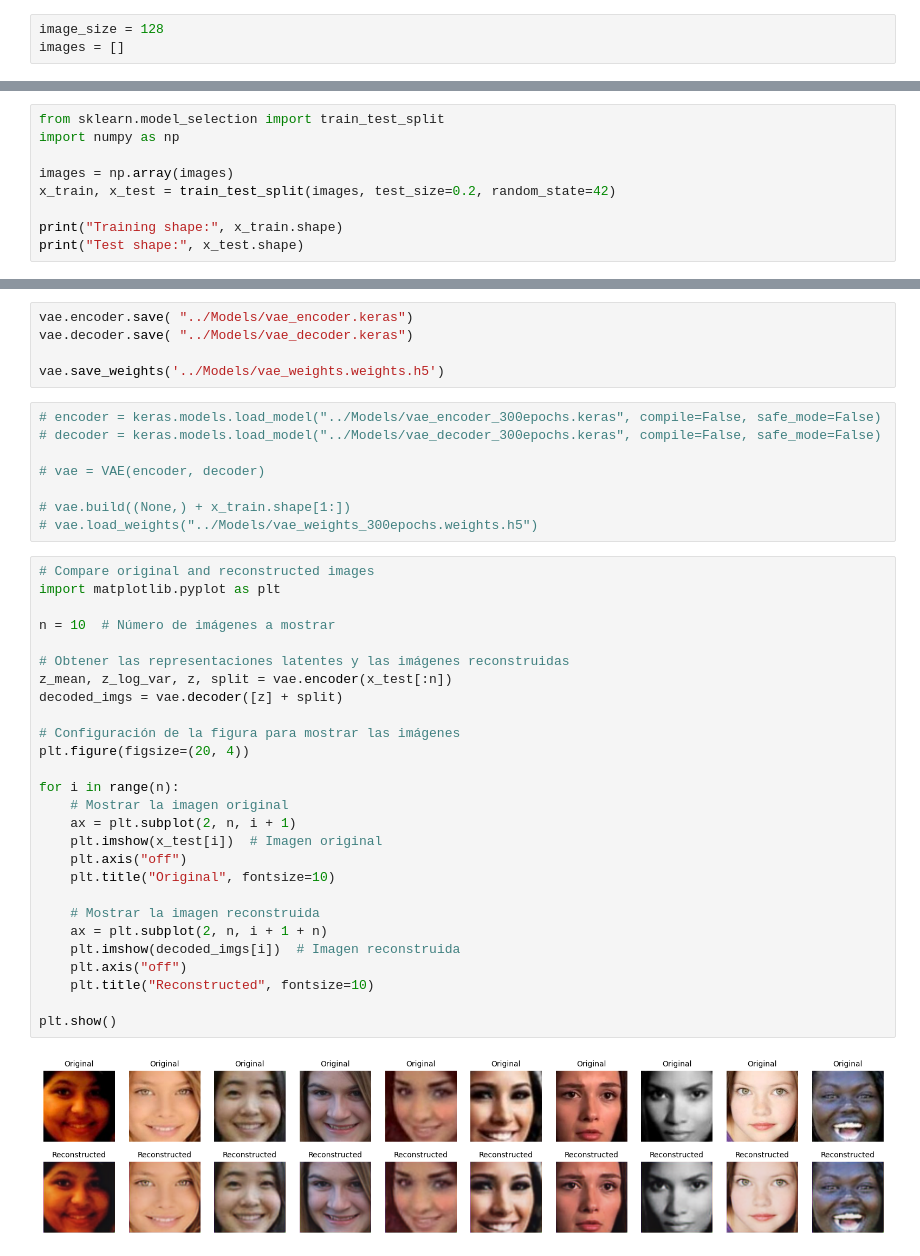
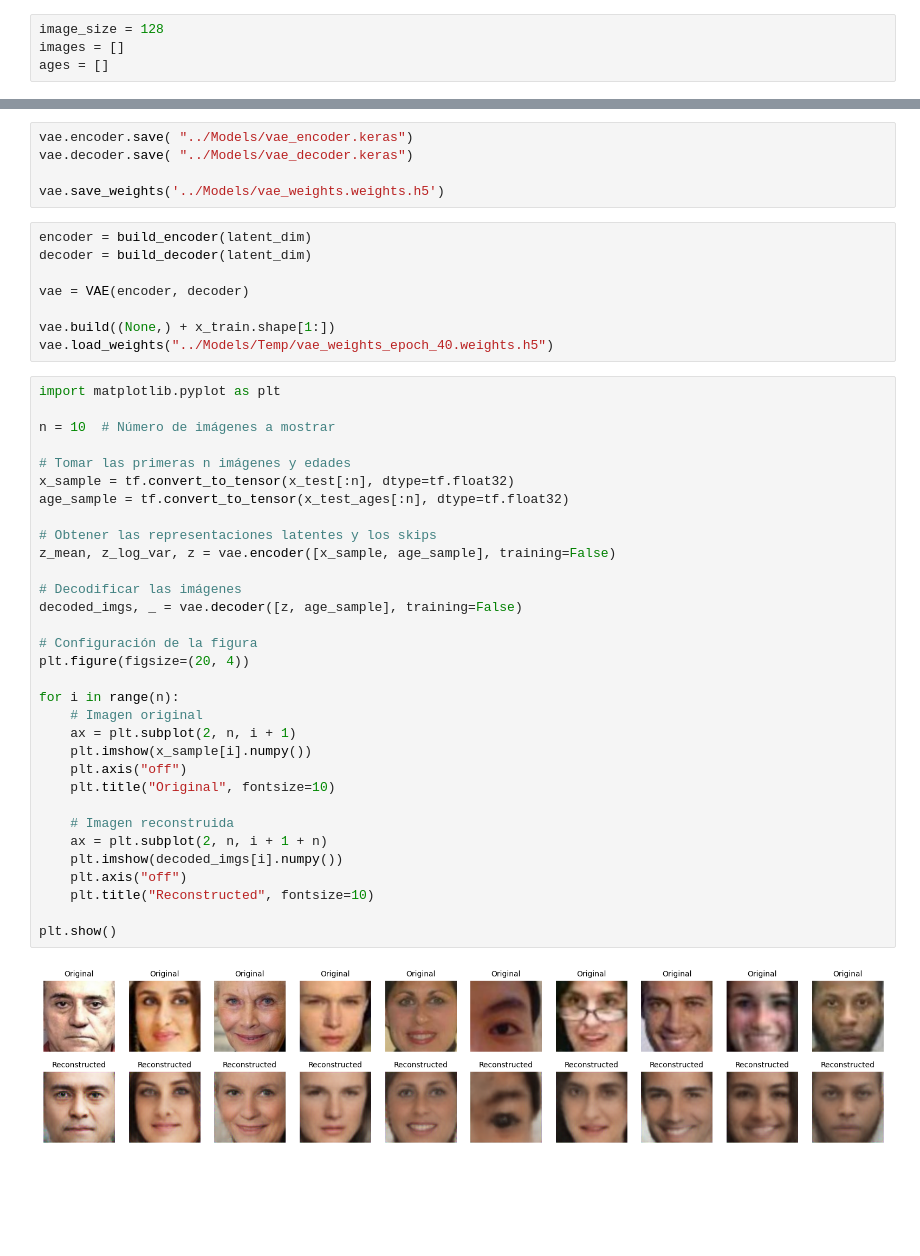
Before and after one commit to jjparrad/face_filters, a Jupyter notebook: src/Notebooks/face_filters.ipynb, the cells around one changed output, grey strips where cells are left out. Drawn from its saved outputs; the diff is of its cells as text; blank space fills up the shorter version.

```diff
--- a/src/Notebooks/face_filters.ipynb
+++ b/src/Notebooks/face_filters.ipynb
@@ -15,6 +33,7 @@ face_classifier = cv2.CascadeClassifier(
 # %%
 image_size = 128
 images = []
+ages = []
 # %%
 def preprocess_image(img_path):
     img = cv2.imread(img_path)
@@ -77,12 +99,3 @@ License: Apache 2.0
 Location: /home/e20240011884/Documents/M2/Image, sécurité et deep learning/face_filters/.venv/lib/python3.10/site-packages
 Requires: absl-py, astunparse, flatbuffers, gast, google_pasta, grpcio, h5py, keras, libclang, ml_dtypes, numpy, opt_einsum, packaging, protobuf, requests, setuptools, six, tensorboard, termcolor, typ ...
 Required-by:
-# %%
-from sklearn.model_selection import train_test_split
-import numpy as np
-
-images = np.array(images)
-x_train, x_test = train_test_split(images, test_size=0.2, random_state=42)
-
-print("Training shape:", x_train.shape)
-print("Test shape:", x_test.shape)
@@ -396,42 +431,47 @@ vae.decoder.save( "../Models/vae_decoder.keras")
 
 vae.save_weights('../Models/vae_weights.weights.h5')
 # %%
-# encoder = keras.models.load_model("../Models/vae_encoder_300epochs.keras", compile=False, safe_mode=False)
-# decoder = keras.models.load_model("../Models/vae_decoder_300epochs.keras", compile=False, safe_mode=False)
+encoder = build_encoder(latent_dim)
+decoder = build_decoder(latent_dim)
 
-# vae = VAE(encoder, decoder)
+vae = VAE(encoder, decoder)
 
-# vae.build((None,) + x_train.shape[1:])
-# vae.load_weights("../Models/vae_weights_300epochs.weights.h5")
+vae.build((None,) + x_train.shape[1:])
+vae.load_weights("../Models/Temp/vae_weights_epoch_40.weights.h5")
 # %%
-# Compare original and reconstructed images
 import matplotlib.pyplot as plt
 
 n = 10  # Número de imágenes a mostrar
 
-# Obtener las representaciones latentes y las imágenes reconstruidas
-z_mean, z_log_var, z, split = vae.encoder(x_test[:n])
-decoded_imgs = vae.decoder([z] + split)
+# Tomar las primeras n imágenes y edades
+x_sample = tf.convert_to_tensor(x_test[:n], dtype=tf.float32)
+age_sample = tf.convert_to_tensor(x_test_ages[:n], dtype=tf.float32)
 
-# Configuración de la figura para mostrar las imágenes
+# Obtener las representaciones latentes y los skips
+z_mean, z_log_var, z = vae.encoder([x_sample, age_sample], training=False)
+
+# Decodificar las imágenes
+decoded_imgs, _ = vae.decoder([z, age_sample], training=False)
+
+# Configuración de la figura
 plt.figure(figsize=(20, 4))
 
 for i in range(n):
-    # Mostrar la imagen original
+    # Imagen original
     ax = plt.subplot(2, n, i + 1)
-    plt.imshow(x_test[i])  # Imagen original
+    plt.imshow(x_sample[i].numpy())
     plt.axis("off")
     plt.title("Original", fontsize=10)
 
-    # Mostrar la imagen reconstruida
+    # Imagen reconstruida
     ax = plt.subplot(2, n, i + 1 + n)
-    plt.imshow(decoded_imgs[i])  # Imagen reconstruida
+    plt.imshow(decoded_imgs[i].numpy())
     plt.axis("off")
     plt.title("Reconstructed", fontsize=10)
 
 plt.show()
 # %% [output]
-[figure, old version]
+[figure, new version]
 # %%
 loss = history.history['loss']
 
```
Also changed, not shown: parts of 13 cells of this notebook, 3 other files.
